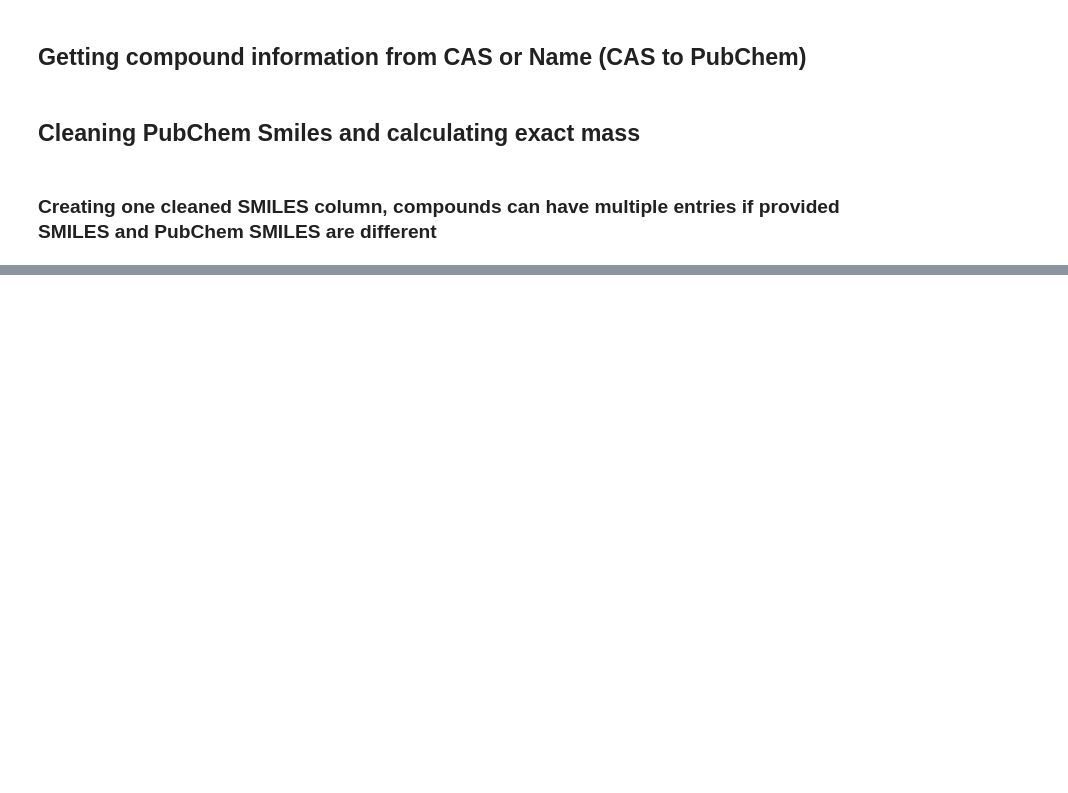
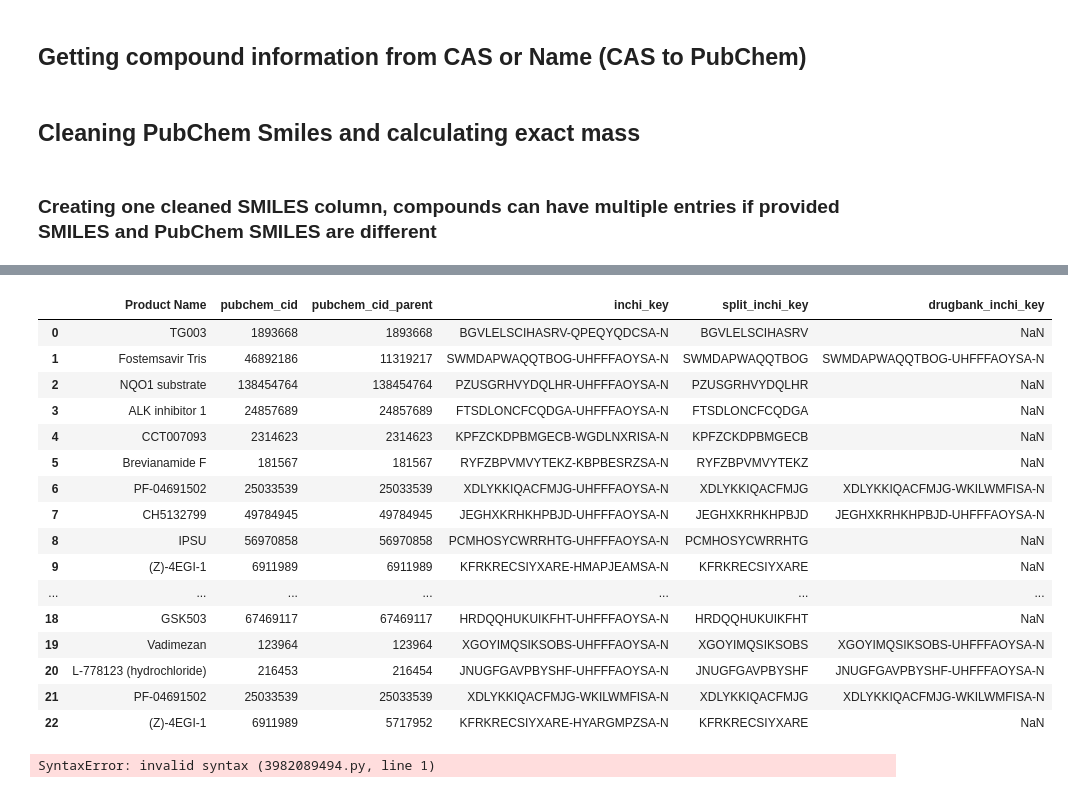
Before and after one commit to corinnabrungs/msn_tree_library, a Jupyter notebook: 02_smiles_mass_correction.ipynb, the cells around one changed output, grey strips where cells are left out. Drawn from its saved outputs; the diff is of its cells as text; code cells hidden in the pictures; blank space fills up the shorter version.

```diff
--- a/02_smiles_mass_correction.ipynb
+++ b/02_smiles_mass_correction.ipynb
@@ -293,0 +406,21 @@ False
+# %%
+df = pd.read_csv("data/test_metadata_cleaned.tsv", sep="\t")
+df[["Product Name", "pubchem_cid", "pubchem_cid_parent", "inchi_key", "split_inchi_key", "drugbank_inchi_key"]]
+# %% [output]
+|  | Product Name | pubchem_cid | pubchem_cid_parent | inchi_key | split_inchi_key | drugbank_inchi_key |
+| 0 | TG003 | 1893668 | 1893668 | BGVLELSCIHASRV-QPEQYQDCSA-N | BGVLELSCIHASRV | NaN |
+| 1 | Fostemsavir Tris | 46892186 | 11319217 | SWMDAPWAQQTBOG-UHFFFAOYSA-N | SWMDAPWAQQTBOG | SWMDAPWAQQTBOG-UHFFFAOYSA-N |
+| 2 | NQO1 substrate | 138454764 | 138454764 | PZUSGRHVYDQLHR-UHFFFAOYSA-N | PZUSGRHVYDQLHR | NaN |
+| 3 | ALK inhibitor 1 | 24857689 | 24857689 | FTSDLONCFCQDGA-UHFFFAOYSA-N | FTSDLONCFCQDGA | NaN |
+| 4 | CCT007093 | 2314623 | 2314623 | KPFZCKDPBMGECB-WGDLNXRISA-N | KPFZCKDPBMGECB | NaN |
+| 5 | Brevianamide F | 181567 | 181567 | RYFZBPVMVYTEKZ-KBPBESRZSA-N | RYFZBPVMVYTEKZ | NaN |
+| 6 | PF-04691502 | 25033539 | 25033539 | XDLYKKIQACFMJG-UHFFFAOYSA-N | XDLYKKIQACFMJG | XDLYKKIQACFMJG-WKILWMFISA-N |
+| 7 | CH5132799 | 49784945 | 49784945 | JEGHXKRHKHPBJD-UHFFFAOYSA-N | JEGHXKRHKHPBJD | JEGHXKRHKHPBJD-UHFFFAOYSA-N |
+| 8 | IPSU | 56970858 | 56970858 | PCMHOSYCWRRHTG-UHFFFAOYSA-N | PCMHOSYCWRRHTG | NaN |
+| 9 | (Z)-4EGI-1 | 6911989 | 6911989 | KFRKRECSIYXARE-HMAPJEAMSA-N | KFRKRECSIYXARE | NaN |
+| ... | ... | ... | ... | ... | ... | ... |
+| 18 | GSK503 | 67469117 | 67469117 | HRDQQHUKUIKFHT-UHFFFAOYSA-N | HRDQQHUKUIKFHT | NaN |
+| 19 | Vadimezan | 123964 | 123964 | XGOYIMQSIKSOBS-UHFFFAOYSA-N | XGOYIMQSIKSOBS | XGOYIMQSIKSOBS-UHFFFAOYSA-N |
+| 20 | L-778123 (hydrochloride) | 216453 | 216454 | JNUGFGAVPBYSHF-UHFFFAOYSA-N | JNUGFGAVPBYSHF | JNUGFGAVPBYSHF-UHFFFAOYSA-N |
+| 21 | PF-04691502 | 25033539 | 25033539 | XDLYKKIQACFMJG-WKILWMFISA-N | XDLYKKIQACFMJG | XDLYKKIQACFMJG-WKILWMFISA-N |
+| 22 | (Z)-4EGI-1 | 6911989 | 5717952 | KFRKRECSIYXARE-HYARGMPZSA-N | KFRKRECSIYXARE | NaN |
@@ -293,0 +431,4 @@ False
+# %%
+structures.* from structures,approval where structures.id = approval.struct_id and approval.type = 'FDA'
+# %% [output]
+SyntaxError: invalid syntax (3982089494.py, line 1)
```
Also changed, not shown: parts of 19 cells of this notebook.
